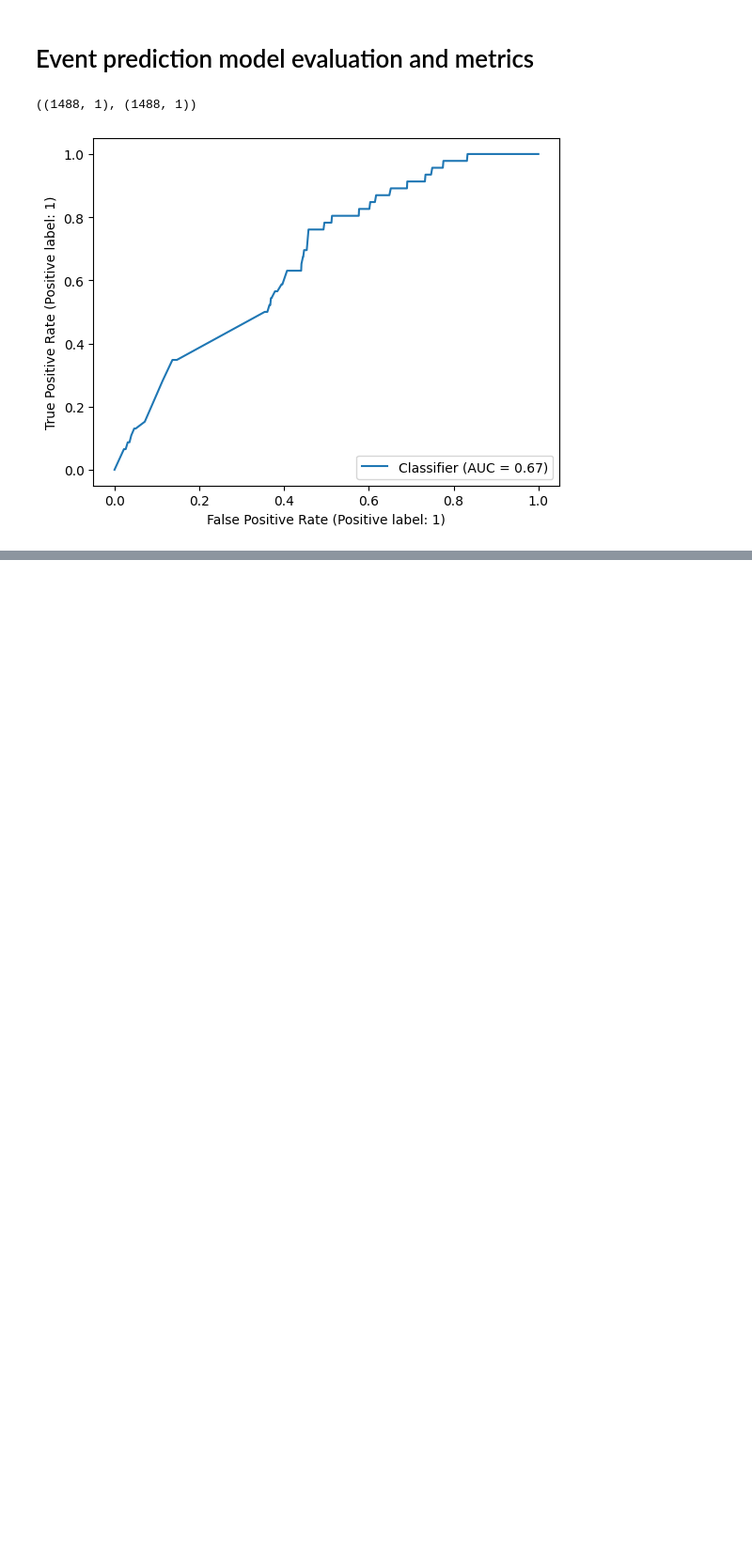
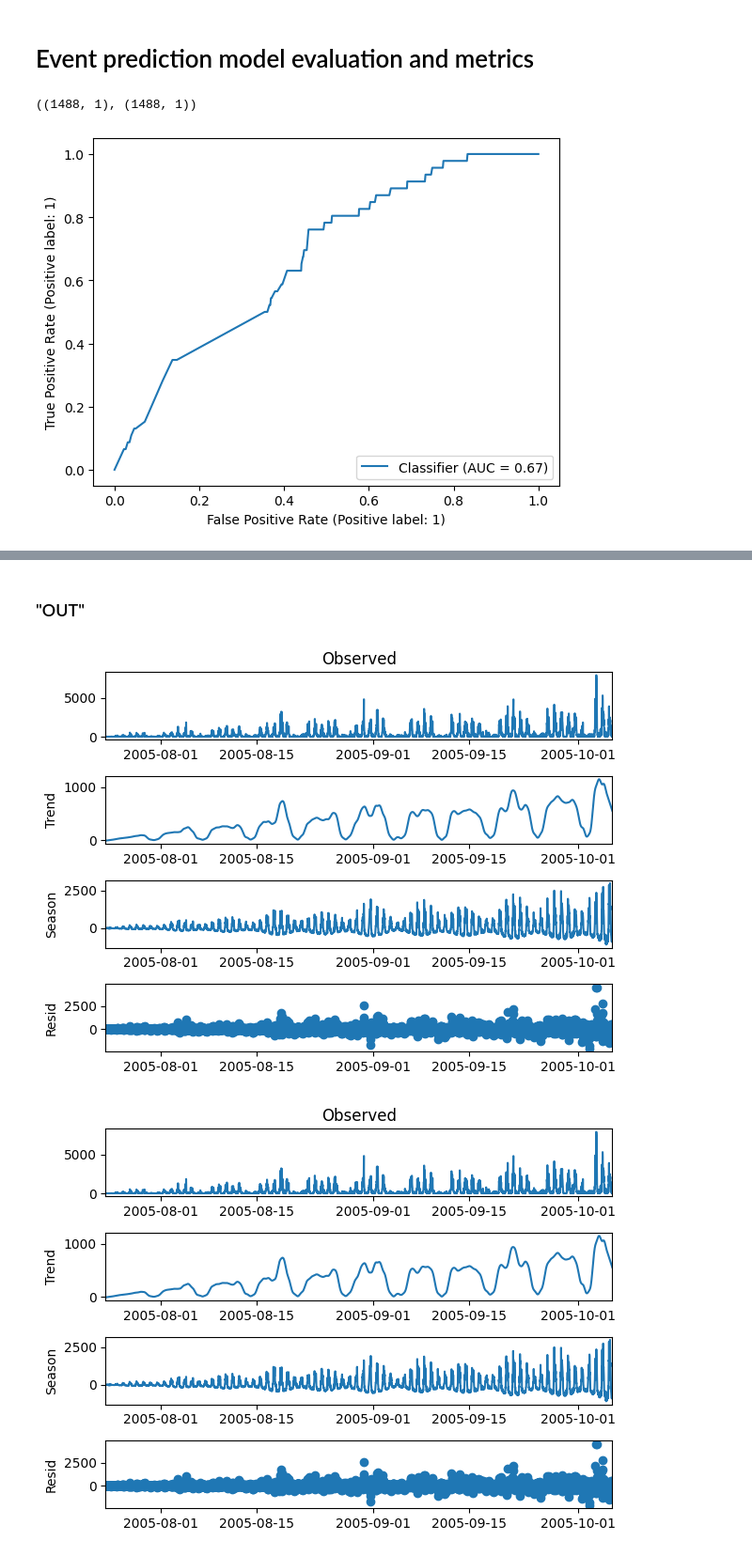
Before and after one commit to daniildiveev/ml-course-shad, a Jupyter notebook: 7th_homework/timeseries-homework.ipynb, the cells around one changed output, grey strips where cells are left out. Shown at 94% size. Saved outputs shown, nothing was run; the diff lists cells and outputs as text; code cells hidden in the pictures; blank space fills up the shorter version.

```diff
--- a/7th_homework/timeseries-homework.ipynb
+++ b/7th_homework/timeseries-homework.ipynb
@@ -222,0 +288,8 @@ test_dataset
+# %% [markdown]
+### "OUT"
+# %%
+stl_cout = STL(counters_out, period=24*2).fit()
+stl_cout.plot()
+# %% [output]
+[figure, added]
+[figure, added]
```
Also changed, not shown: parts of 42 cells of this notebook.
